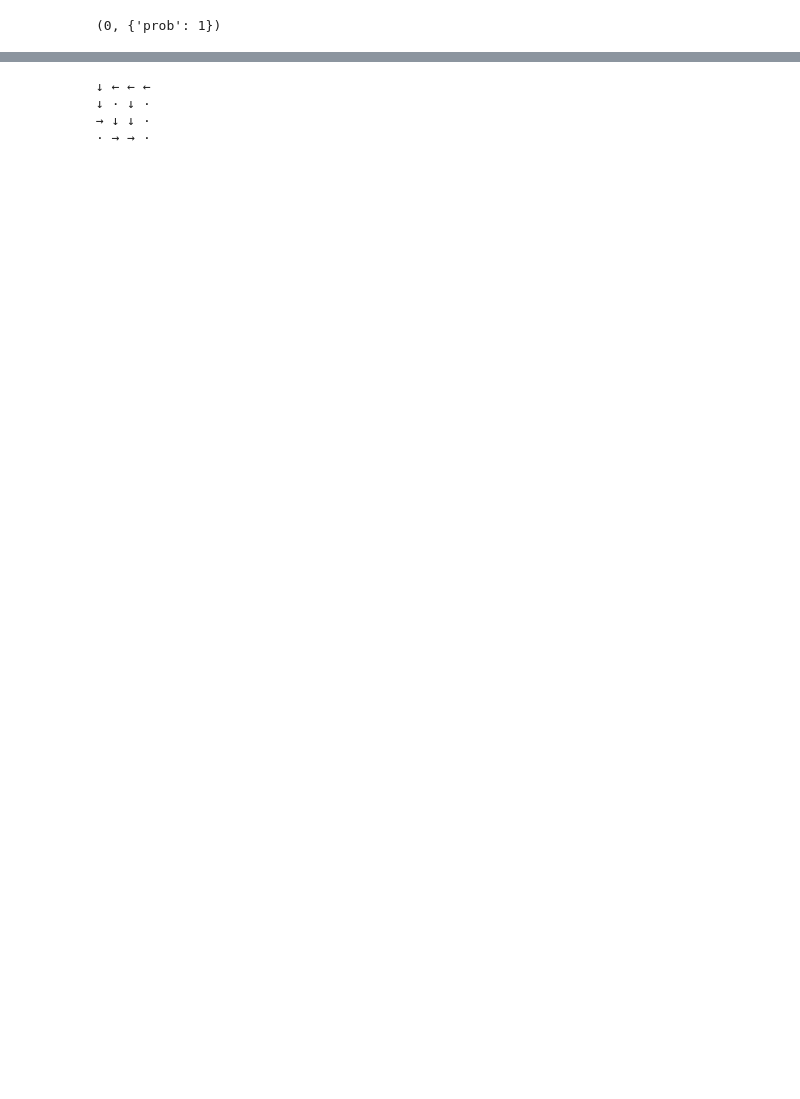
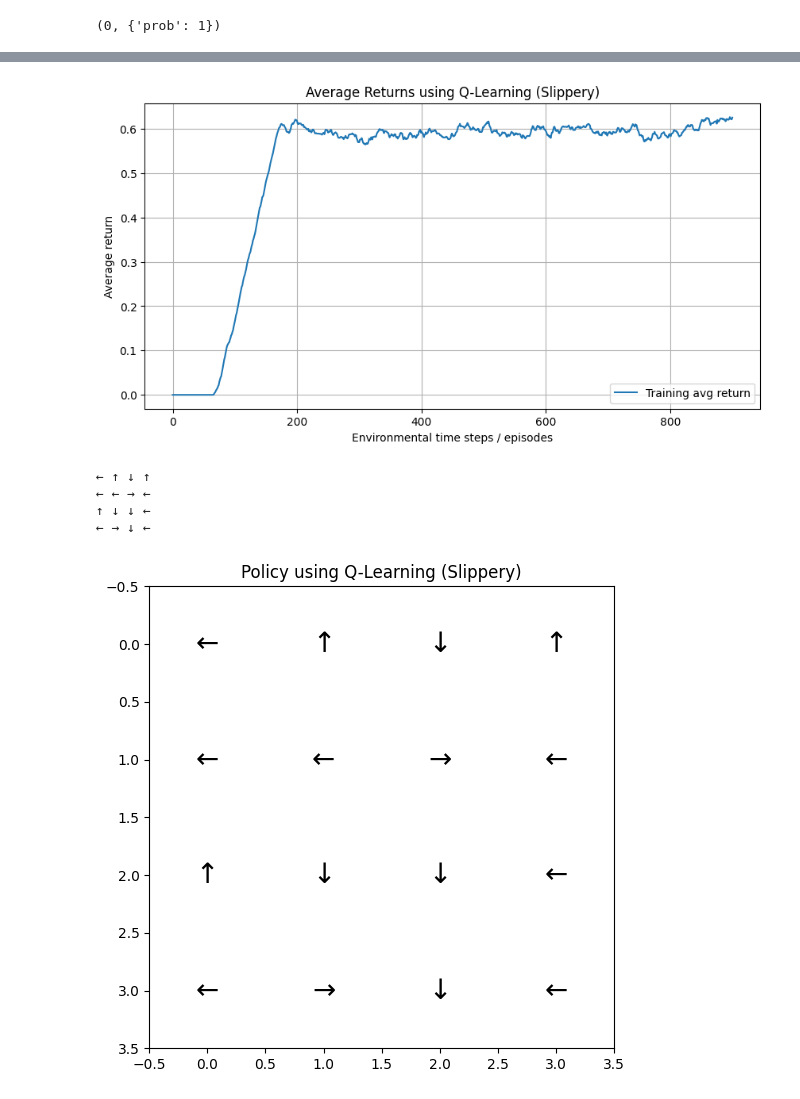
Before and after one commit to uiuc-ae598-rl-2025-fall/hw2-tabular-rc18-uiuc, a Jupyter notebook: main.ipynb, the cells around one changed output, grey strips where cells are left out. Cells and saved outputs as stored; diff of their text form; code cells hidden in the pictures; blank space fills up the shorter version.

Commit message:
updated for graphs

```diff
--- a/main.ipynb
+++ b/main.ipynb
@@ -137,16 +195,5 @@ Reached the End
 # %%
-print(Q)
 arrows = {0: '←', 1: '↓', 2: '→', 3: '↑'}
-
-def visualize_policy(policy, size=4):
-    grid = []
-    for s in range(policy.shape[0]):
-        if np.allclose(policy[s], 0):  # uniform = probably hole or terminal
-            grid.append('·')  # mark as "don't care"
-        else:
-            best_action = np.argmax(policy[s])
-            grid.append(arrows[best_action])
-    # reshape into grid
-    for i in range(size):
-        print(' '.join(grid[i*size:(i+1)*size]))
+plot_eval(avg_returns, is_slippery, "Average Returns using SARSA")
+plot_policy(Q, is_slippery, "Policy using SARSA")
 visualize_policy(Q)
@@ -176,6 +202,8 @@ def Q_learning(iterations, stepsize=0.2):
 	Q = np.zeros((16, 4))
 	gamma = 0.95
 	epsilon = 0.1
+	eval_time_step = iterations // 1000
+	returns_metric = []
 
 	for iter in range(iterations):
 		if iter % 100 == 0:
@@ -187,14 +215,17 @@ def Q_learning(iterations, stepsize=0.2):
 		while is_end == False:
 			action = np.random.choice(np.arange(4)) if np.random.rand() < epsilon else np.argmax(Q[state])
 			next_state, reward, is_end, _, _ = env.step(action)
-			if reward == 1.0:
-				print("Reached the End")
 
 			Q[state, action] += stepsize * (reward + gamma * np.max(Q[next_state, :]) * (not is_end) - Q[state, action])
 			state = next_state
-	return Q
 
-Q = Q_learning(iterations=100000)
+		if iter % eval_time_step == 0:
+			returns_metric.append(evaluate_val_fn(Q, env))
+
+	return Q, returns_metric
+
+Q, avg_returns = Q_learning(iterations=50000)
+visualize_policy(Q)
 # %% [output]
 Iteration: 0
 Iteration: 100
@@ -216,7 +247,12 @@ Reac
 # %%
+arrows = {0: '←', 1: '↓', 2: '→', 3: '↑'}
+plot_eval(avg_returns, is_slippery, "Average Returns using Q-Learning")
+plot_policy(Q, is_slippery, "Policy using Q-Learning")
 visualize_policy(Q)
 # %% [output]
+[figure, added]
-↓ ← ← ←
-↓ · ↓ ·
-→ ↓ ↓ ·
-· → → ·
+← ↑ ↓ ↑
+← ← → ←
+↑ ↓ ↓ ←
+← → ↓ ←
+[figure, added]
```
Also changed, not shown: parts of 6 cells of this notebook, 16 other files.
